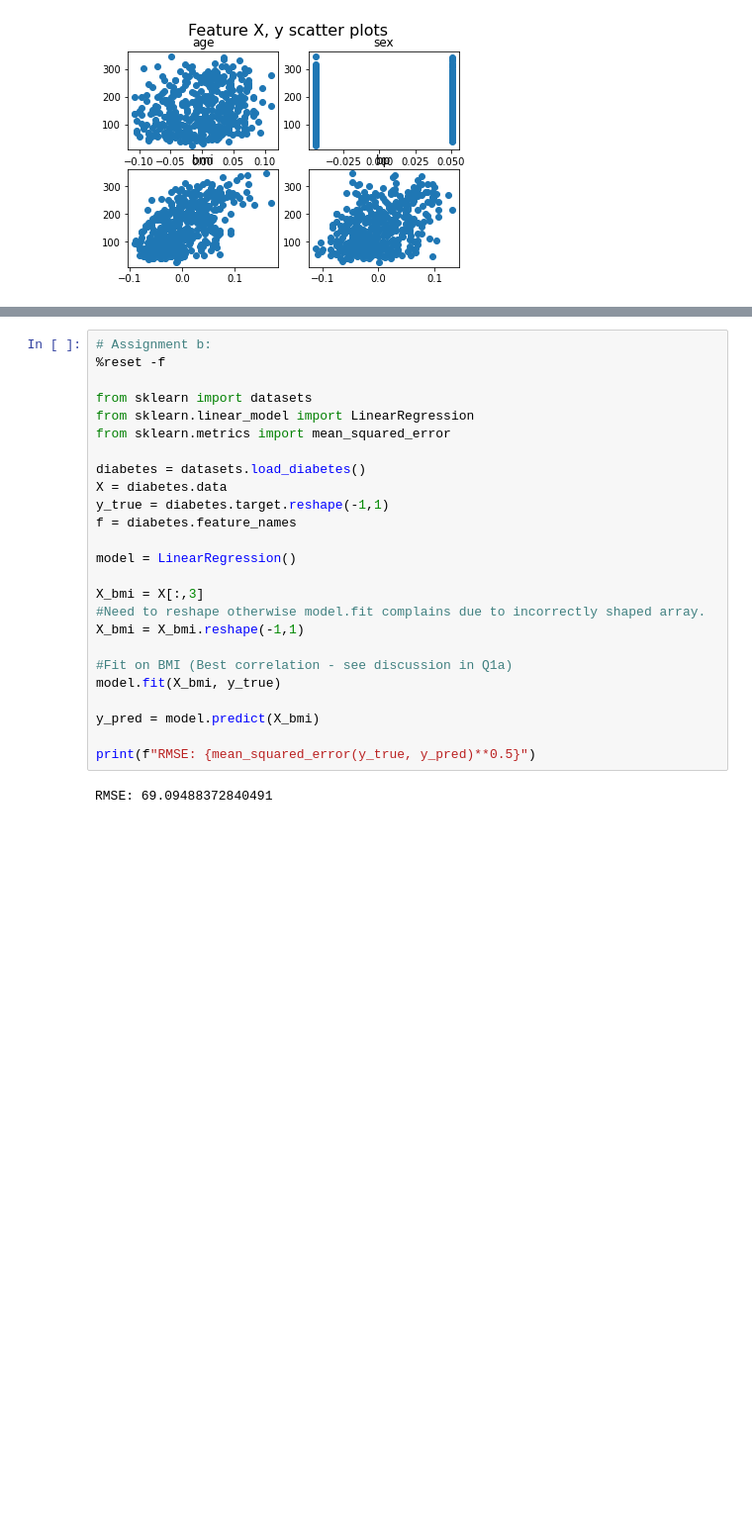
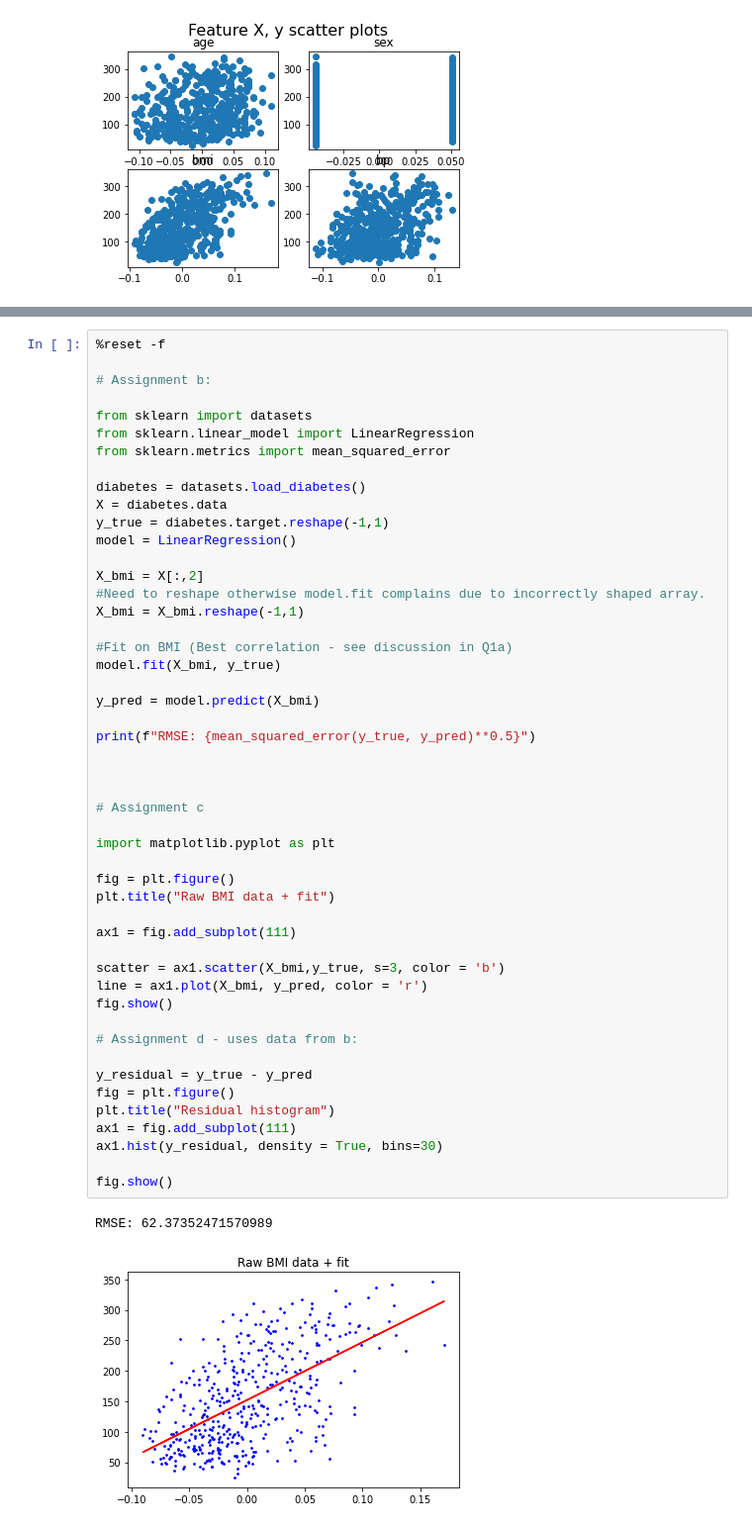
Before and after one commit to victorduun/ITMAL, a Jupyter notebook: Lektion4/Projekt/regression_oevelse_1.ipynb, the cells around one changed output, grey strips where cells are left out. Shown: that part at 99% size. Cells and saved outputs as stored; diff of their text form; blank space fills up the shorter version.

```diff
--- a/Lektion4/Projekt/regression_oevelse_1.ipynb
+++ b/Lektion4/Projekt/regression_oevelse_1.ipynb
@@ -43,27 +51,52 @@ plt.show()
 # %%
+%reset -f
+
 # Assignment b:
-%reset -f
 
 from sklearn import datasets
 from sklearn.linear_model import LinearRegression
 from sklearn.metrics import mean_squared_error
 
 diabetes = datasets.load_diabetes()
 X = diabetes.data
 y_true = diabetes.target.reshape(-1,1)
-f = diabetes.feature_names
-
 model = LinearRegression()
 
-X_bmi = X[:,3]
+X_bmi = X[:,2]
 #Need to reshape otherwise model.fit complains due to incorrectly shaped array.
 X_bmi = X_bmi.reshape(-1,1)
 
 #Fit on BMI (Best correlation - see discussion in Q1a)
 model.fit(X_bmi, y_true)
 
 y_pred = model.predict(X_bmi)
 
 print(f"RMSE: {mean_squared_error(y_true, y_pred)**0.5}")
+
+
+
+# Assignment c
+
+import matplotlib.pyplot as plt
+
+fig = plt.figure()
+plt.title("Raw BMI data + fit")
+
+ax1 = fig.add_subplot(111)
+
+scatter = ax1.scatter(X_bmi,y_true, s=3, color = 'b')
+line = ax1.plot(X_bmi, y_pred, color = 'r')
+fig.show()
+
+# Assignment d - uses data from b:
+
+y_residual = y_true - y_pred
+fig = plt.figure()
+plt.title("Residual histogram")
+ax1 = fig.add_subplot(111)
+ax1.hist(y_residual, density = True, bins=30)
+
+fig.show()
 # %% [output]
-RMSE: 69.09488372840491
+RMSE: 62.37352471570989
+[figure, added]
```
Also changed, not shown: parts of 15 cells of this notebook, 7 other files.
